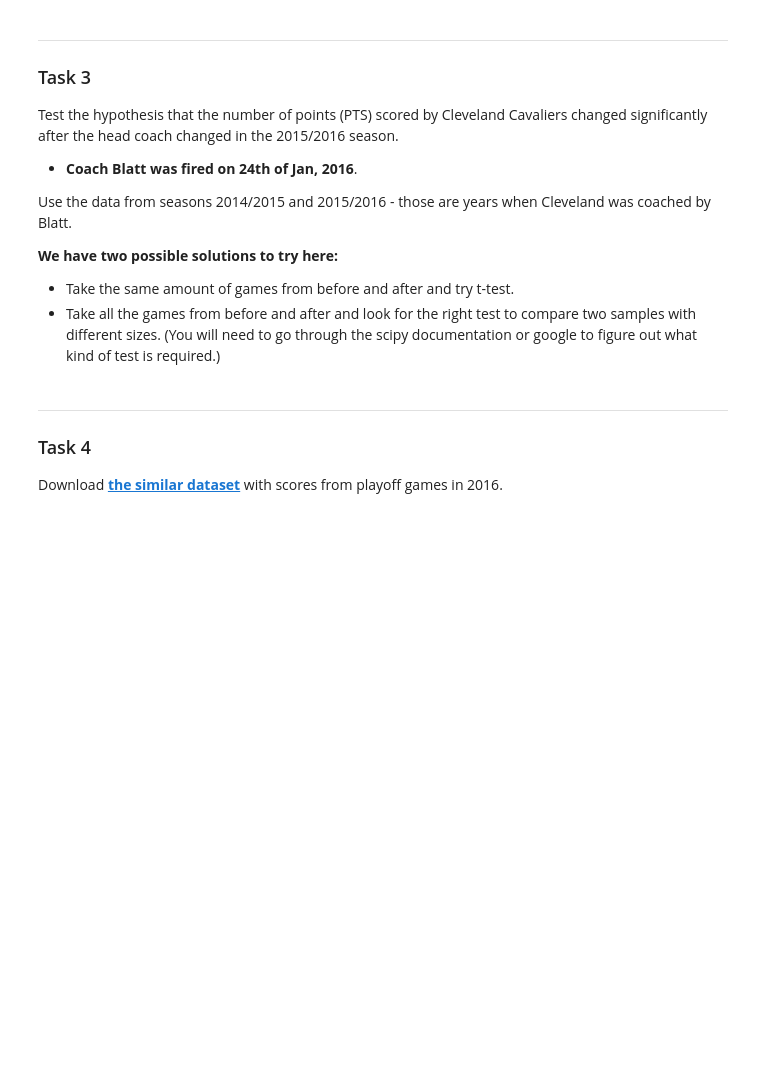
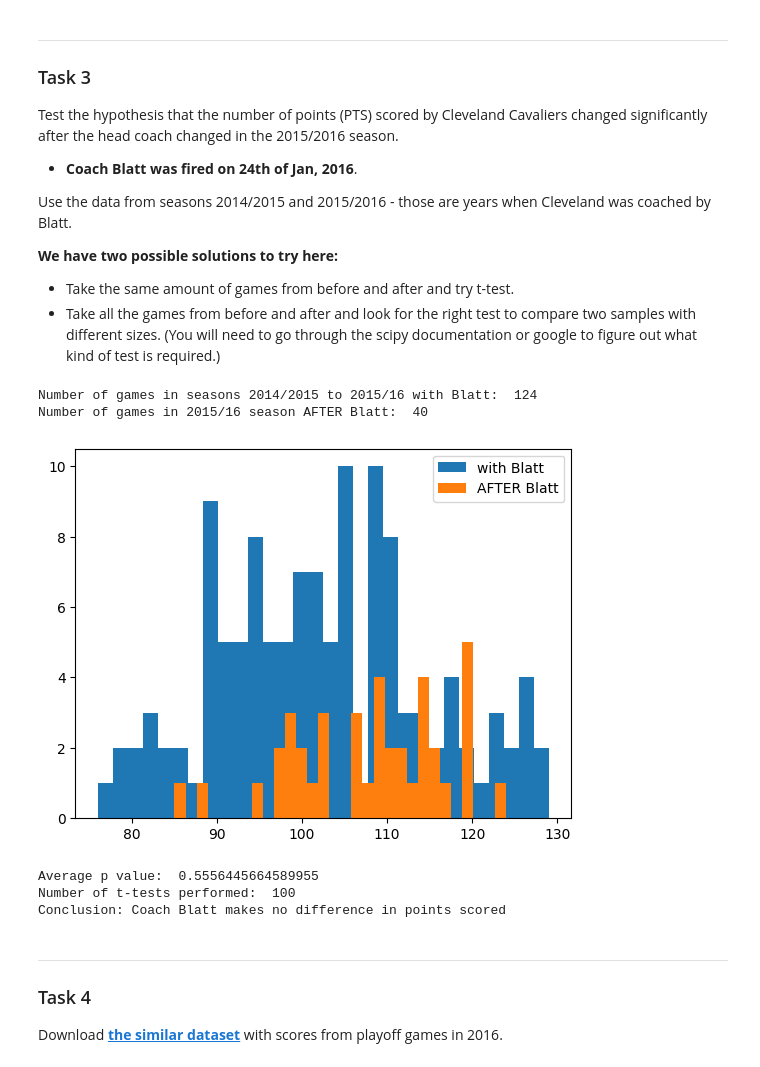
Before and after one commit to silvhua/probability_and_statistics_exercise, a Jupyter notebook: hypothesis_testing_exercise.ipynb, the cells around one changed output. Cells and saved outputs as stored; diff of their text form; code cells hidden in the pictures; blank space fills up the shorter version.

```diff
--- a/hypothesis_testing_exercise.ipynb
+++ b/hypothesis_testing_exercise.ipynb
@@ -107,3 +149,59 @@ Use the data from seasons 2014/2015 and 2015/2016 - those are years when Clevela
+# %%
+# ALL data in 2015 season with Coach Blatt
+dataBlatt = dataClev[(dataClev['SEASON_ID'] == 22015) & (dataClev['GAME_DATE'] < '2016-01-24')]
+
+# PTS data in 2015 season with Coach Blatt
+# pointsBlatt = dataClev[(dataClev['SEASON_ID'] == 22015) & (dataClev['GAME_DATE'] < '2016-01-24')]['PTS']
+# print('Number of games in 2015/16 season with Blatt: ',len(pointsBlatt))
+
+# PTS data in 2014+2015 season with Coach Blatt
+pointsBlatt = dataClev[((dataClev['SEASON_ID'] == 22014) | (dataClev['SEASON_ID'] == 22015)) & (dataClev['GAME_DATE'] < '2016-01-24')]['PTS']
+print('Number of games in seasons 2014/2015 to 2015/16 with Blatt: ',len(pointsBlatt))
+
+# PTS data in 2015 season AFTER Coach Blatt
+pointsAfterB = dataClev[(dataClev['SEASON_ID'] == 22015) & (dataClev['GAME_DATE'] >= '2016-01-24')]['PTS']
+print('Number of games in 2015/16 season AFTER Blatt: ',len(pointsAfterB))
+# pointsBlatt.dtype
+# # dataBlatt
+# type(pointsBlatt)
+# %% [output]
+Number of games in seasons 2014/2015 to 2015/16 with Blatt:  124
+Number of games in 2015/16 season AFTER Blatt:  40
+# %%
+
+import matplotlib.pyplot as plt
+plt.hist(pointsBlatt,bins=30)
+plt.hist(pointsAfterB,bins=30)
+plt.legend(('with Blatt','AFTER Blatt'))
+plt.show()
+# %% [output]
+[figure, added]
+# %%
+# Set number of games to sample and alpha
+nsamples = 40
+ntests = 100 # number of t-tests to run
+alpha = 0.05
+
+# Perform several independent sample t-tests with random samples of games with and games after coach Blatt
+meanP = []
+for test in range(ntests):
+    randsampleBlatt = np.random.permutation(pointsBlatt)[0:nsamples]
+    randsampleAfterB = np.random.permutation(pointsBlatt)[:nsamples]
+    tstat,pvalue = st.ttest_ind(randsampleBlatt,randsampleAfterB)
+    meanP.append(pvalue)
+    # indttest("Coach Blatt makes no difference in points scored",randsampleBlatt,randsampleAfterB)
+print("Average p value: ",sum(meanP)/ntests)
+print('Number of t-tests performed: ',len(meanP)) # Check that number of p values equals number of t-tests
+
+if sum(meanP)/ntests > alpha:
+    print("Conclusion: Coach Blatt makes no difference in points scored")
+else:
+    print("Conclusion: Coach Blatt affects points scored")
+# # ttest = indttest.ind("Coach Blatt makes no difference in points scored",randsampleBlatt,randsampleAfterB)
+# %% [output]
+Average p value:  0.5556445664589955
+Number of t-tests performed:  100
+Conclusion: Coach Blatt makes no difference in points scored
 # %% [markdown]
 ----------------
 
```
Also changed, not shown: parts of 5 cells of this notebook.
